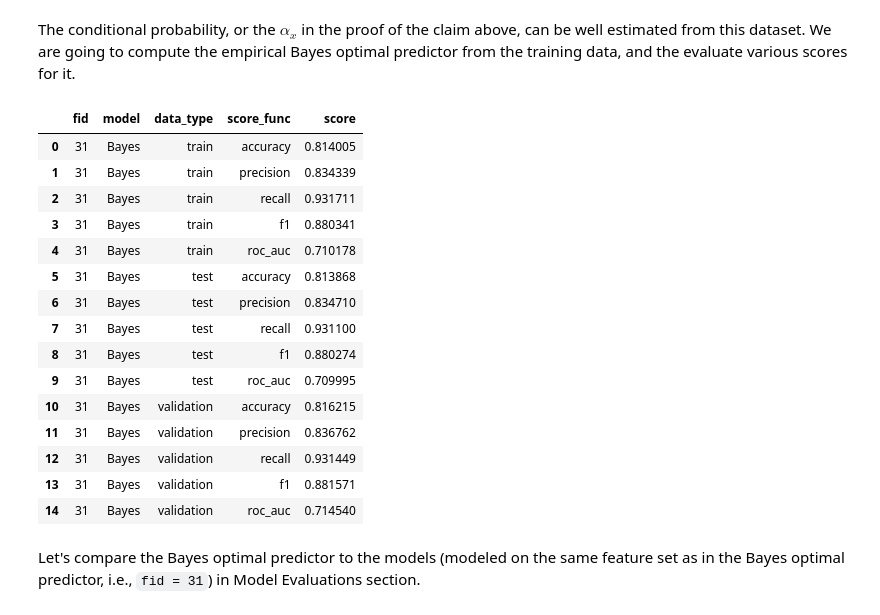
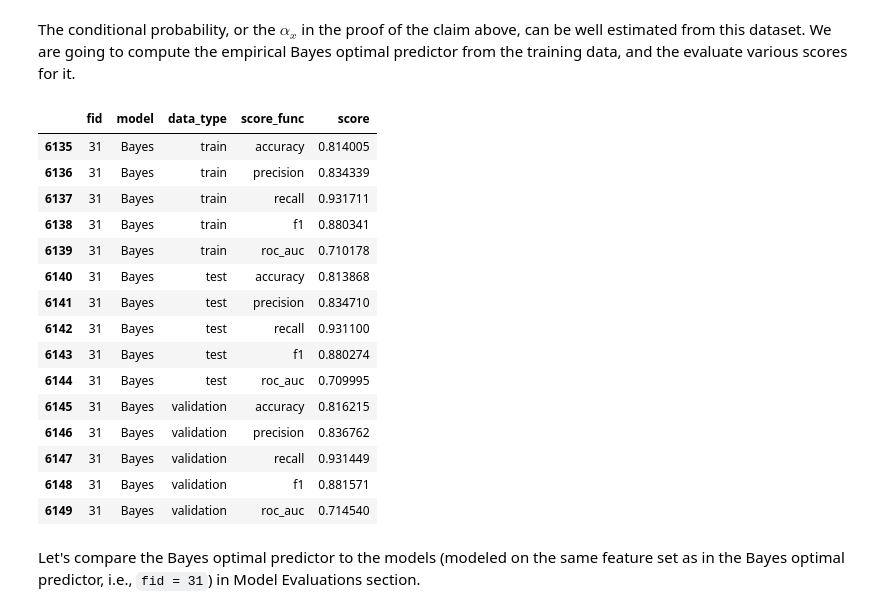
Before and after one commit to domagal9/classifymymeds, a Jupyter notebook: pa_classifier.ipynb, the cells around one changed output. Cells and saved outputs as stored; diff of their text form; code cells hidden in the pictures.

```diff
--- a/pa_classifier.ipynb
+++ b/pa_classifier.ipynb
@@ -299,6 +299,11 @@ df_best_evals = pd.merge(
     df_temp, df_features, on='fid', how='left'
 )
 
+# get models we are intersted in for now
+df_best_evals = df_best_evals[
+    ~df_best_evals.model.isin(['Bayes'])
+]
+
 df_best_evals.head(5)
 # %% [output]
 |  | model | data_type | score_func | score | fid | bin | drug | correct_diagnosis | ... |
@@ -376,10 +386,10 @@ def transform_helper(df):
     return ret
 
 df_baseline_val_scores = transform_helper(df_baseline[df_baseline.data_type == 'validation'])
-dataframes = [df_baseline_val_scores]
+dataframes = []
 
 # models with hightest roc auc scores
-for model in df_evals.model.unique():
+for model in df_best_evals.model.unique():
     fid = df_best_roc_auc[df_best_roc_auc.model == model].fid.iloc[0]
     df_temp = df_evals[
         (df_evals.model == model) & (df_evals.fid == fid) & (df_evals.data_type == 'validation')
@@ -797,57 +794,68 @@ The conditional probability, or the $\alpha_x$ in the proof of the claim above,
 # %%
 class BayesOptimalPredictor:
 
-    def __init__(self):
-        self.features = ['bin', 'drug', 'correct_diagnosis', 'tried_and_failed', 'contraindication']
+    def __init__(self,
+                 features=['bin', 'drug', 'correct_diagnosis', 'tried_and_failed', 'contraindication']):
+        self.features = features
 
     def fit(self, X, y=None):
         self.predictions_ = {}
         df = (
             X
             .groupby(self.features)
             .agg(rate=('pa_approved', lambda s: s.sum() / s.count()))
         )
         for f, r in zip(df.index, df.rate):
+            if type(f) is not tuple:
+                f = (f, )
             self.predictions_[f] = int(r > 0.5)
         return self
 
     def predict(self, X):
         y = X.apply(self._predict_row, axis=1)
         return y.to_numpy()
 
     def _predict_row(self, row):
         t = tuple(getattr(row, f) for f in self.features)
-        return self.predictions_[t]
+        return self.predictions_.get(t, 1)
 
-bop = BayesOptimalPredictor().fit(df_train)
-data = []
-for dt, X in [('train', df_train), ('test', df_test), ('validation', df_val)]:
-    y_pred = bop.predict(X)
-    y_true = X.pa_approved.to_numpy()
-    for name, func in score_funcs:
-        s = func(y_true, y_pred)
-        # fid = 31 for using all features
-        data.append([31, 'Bayes', dt, name, s])
-df_bayes = save_evaluate_data(data)
 
+df_bayes = df_evals[df_evals.model == 'Bayes']
+if df_bayes.shape[0] == 0:
+    data = []
+    for fid in range(1, 64):
+        _, _, feats = get_features(fid)
+        bop = BayesOptimalPredictor(feats).fit(df_train)
+        for dt, X in [('train', df_train), ('test', df_test), ('validation', df_val)]:
+            y_pred = bop.predict(X)
+            y_true = X.pa_approved.to_numpy()
+            for name, func in score_funcs:
+                s = func(y_true, y_pred)
+                data.append([fid, 'Bayes', dt, name, s])
+
+    df_bayes = save_evaluate_data(data)
+    df_evals = pd.concat([df_evals, df_bayes], axis=0)
+    df_evals.to_csv(_DEFAULT_EVAL_PATH, index=False)
+
+df_bayes = df_bayes[df_bayes.fid == 31]
 df_bayes
 # %% [output]
 |  | fid | model | data_type | score_func | score |
-| 0 | 31 | Bayes | train | accuracy | 0.814005 |
-| 1 | 31 | Bayes | train | precision | 0.834339 |
-| 2 | 31 | Bayes | train | recall | 0.931711 |
-| 3 | 31 | Bayes | train | f1 | 0.880341 |
-| 4 | 31 | Bayes | train | roc_auc | 0.710178 |
-| 5 | 31 | Bayes | test | accuracy | 0.813868 |
-| 6 | 31 | Bayes | test | precision | 0.834710 |
-| 7 | 31 | Bayes | test | recall | 0.931100 |
-| 8 | 31 | Bayes | test | f1 | 0.880274 |
-| 9 | 31 | Bayes | test | roc_auc | 0.709995 |
-| 10 | 31 | Bayes | validation | accuracy | 0.816215 |
-| 11 | 31 | Bayes | validation | precision | 0.836762 |
-| 12 | 31 | Bayes | validation | recall | 0.931449 |
-| 13 | 31 | Bayes | validation | f1 | 0.881571 |
-| 14 | 31 | Bayes | validation | roc_auc | 0.714540 |
+| 6135 | 31 | Bayes | train | accuracy | 0.814005 |
+| 6136 | 31 | Bayes | train | precision | 0.834339 |
+| 6137 | 31 | Bayes | train | recall | 0.931711 |
+| 6138 | 31 | Bayes | train | f1 | 0.880341 |
+| 6139 | 31 | Bayes | train | roc_auc | 0.710178 |
+| 6140 | 31 | Bayes | test | accuracy | 0.813868 |
+| 6141 | 31 | Bayes | test | precision | 0.834710 |
+| 6142 | 31 | Bayes | test | recall | 0.931100 |
+| 6143 | 31 | Bayes | test | f1 | 0.880274 |
+| 6144 | 31 | Bayes | test | roc_auc | 0.709995 |
+| 6145 | 31 | Bayes | validation | accuracy | 0.816215 |
+| 6146 | 31 | Bayes | validation | precision | 0.836762 |
+| 6147 | 31 | Bayes | validation | recall | 0.931449 |
+| 6148 | 31 | Bayes | validation | f1 | 0.881571 |
+| 6149 | 31 | Bayes | validation | roc_auc | 0.714540 |
 # %% [markdown]
 Let's compare the Bayes optimal predictor to the models (modeled on the same feature set as in the Bayes optimal predictor, i.e., `fid = 31`) in Model Evaluations section.
 # %%
```
Also changed, not shown: parts of 7 cells of this notebook, 2 other files.
